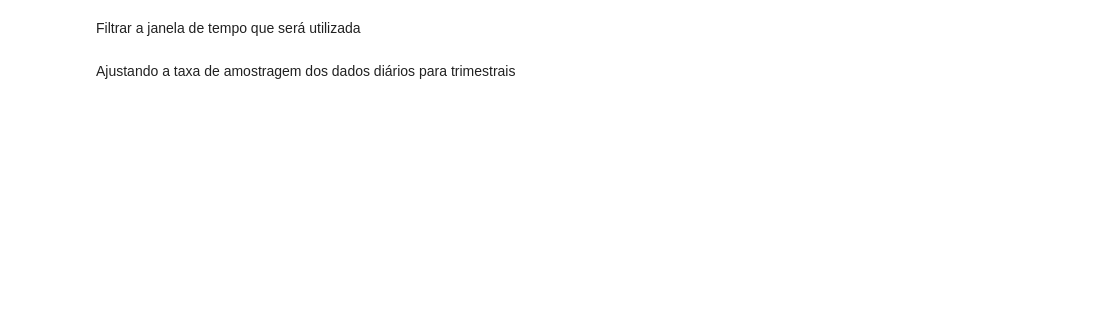
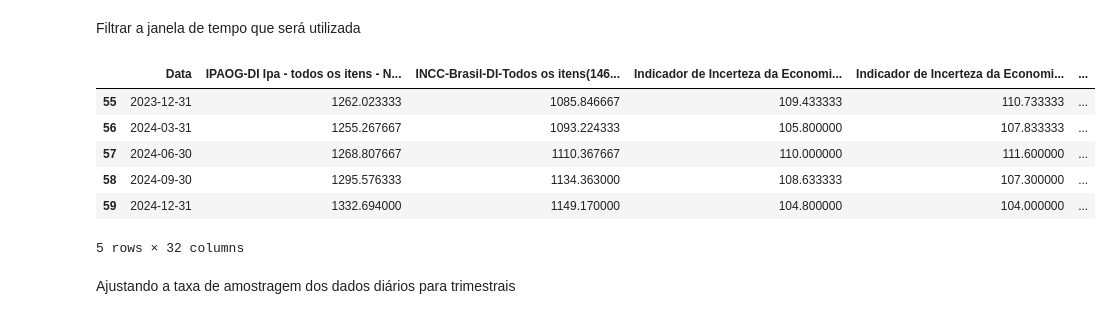
Before and after one commit to GiovanniManiezzo/indicadores_fundamentalistas, a Jupyter notebook: Data_mining/1_5_Agroup_index.ipynb, the cells around one changed output. Drawn from its saved outputs; the diff is of its cells as text; code cells hidden in the pictures; blank space fills up the shorter version.

```diff
--- a/Data_mining/1_5_Agroup_index.ipynb
+++ b/Data_mining/1_5_Agroup_index.ipynb
@@ -125,6 +125,16 @@ vix_trimestral_filtrado = filtra_periodo(vix_index)
 # Padronizar as colunas de data para datetime64[ns] sem timezone
 for df in [ibov_trimestral_filtrado, iee_trimestral_filtrado, incc_trimestral_filtrado, igpm_trimestral_filtrado, ipca_trimestral_filtrado, selic_trimestral_filtrado, vix_trimestral_filtrado]:
     df[df.columns[0]] = pd.to_datetime(df[df.columns[0]]).dt.tz_localize(None)
+# %%
+fgv_index.tail()
+# %% [output]
+|  | Data | IPAOG-DI Ipa - todos os itens - N... | INCC-Brasil-DI-Todos os itens(146... | Indicador de Incerteza da Economi... | Indicador de Incerteza da Economi... | ... |
+| 55 | 2023-12-31 | 1262.023333 | 1085.846667 | 109.433333 | 110.733333 | ... |
+| 56 | 2024-03-31 | 1255.267667 | 1093.224333 | 105.800000 | 107.833333 | ... |
+| 57 | 2024-06-30 | 1268.807667 | 1110.367667 | 110.000000 | 111.600000 | ... |
+| 58 | 2024-09-30 | 1295.576333 | 1134.363000 | 108.633333 | 107.300000 | ... |
+| 59 | 2024-12-31 | 1332.694000 | 1149.170000 | 104.800000 | 104.000000 | ... |
+5 rows × 32 columns
 # %% [markdown]
 Ajustando a taxa de amostragem dos dados diários para trimestrais
 # %%
```
Also changed, not shown: parts of 5 cells of this notebook, 4 other files.
